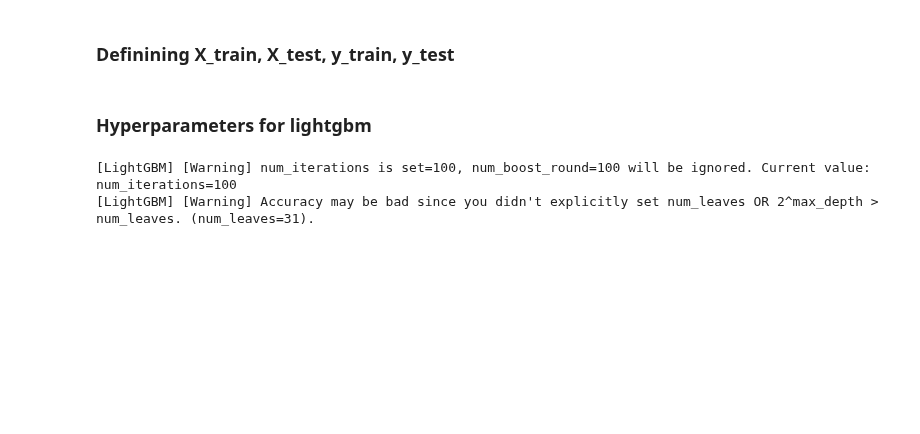
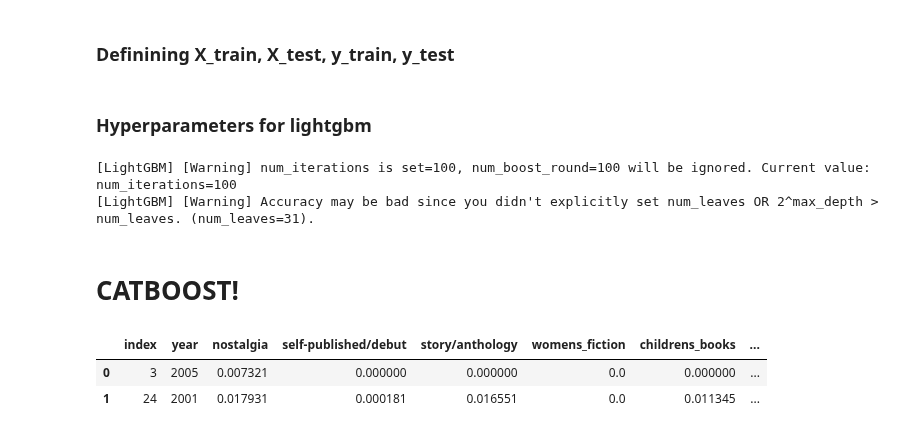
Before and after one commit to MargheSerena/Group-project, a Jupyter notebook: MG_lightgbm_test.ipynb, the cells around one changed output. Saved outputs shown, nothing was run; the diff lists cells and outputs as text; code cells hidden in the pictures; blank space fills up the shorter version.

Commit message:
Catboost works

```diff
--- a/MG_lightgbm_test.ipynb
+++ b/MG_lightgbm_test.ipynb
@@ -137,3 +137,41 @@ y_pred = gbm.predict(X_train, num_iteration=bgm.best_iteration_)
 # %%
 # Basic RMSE
 print('The rmse of prediction is:', round(mean_squared_log_error(y_pred, y_train) ** 0.5, 5))
+# %% [markdown]
+# CATBOOST!
+# %%
+# Define X_train, X_test, y_train, y_test for the datasets with AND without the book cover encodings:
+
+# Import NMF_topics datafiles (these do not include image embeddings
+X_train_full_df = pd.read_csv("X_train_NMF_topics.csv")
+X_test_full_df = pd.read_csv("X_test_NMF_topics.csv")
+# %%
+# Define the train/test split for the datasets that do not
+# include image embeddings:
+
+# Identify the columns that we do not want in our feature set:
+columns_to_drop = ["Title","description","authors","image",
+                   "previewLink","publisher","infoLink","categories",
+                   "reviews number","average rating",
+                   "median rating","min review date_x","min review date_y",
+                   "weighted rating","date","description_language","tokens"]
+
+# Remove the unwanted features:
+X_train_NOIMAGE = X_train_full_df.drop(columns_to_drop, axis = 1)
+X_test_NOIMAGE = X_test_full_df.drop(columns_to_drop, axis = 1)
+
+# change the year feature to an integer
+X_train_NOIMAGE["year"] = X_train["year"].astype(int)
+X_test_NOIMAGE["year"] = X_test["year"].astype(int)
+
+# Set the target variable
+y_train = X_train_full_df["weighted rating"]
+y_test = X_test_full_df["weighted rating"]
+
+# remember to drop index!!!
+# %%
+X_train_NOIMAGE.head(2)
+# %% [output]
+|  | index | year | nostalgia | self-published/debut | story/anthology | womens_fiction | childrens_books | ... |
+| 0 | 3 | 2005 | 0.007321 | 0.000000 | 0.000000 | 0.0 | 0.000000 | ... |
+| 1 | 24 | 2001 | 0.017931 | 0.000181 | 0.016551 | 0.0 | 0.011345 | ... |
```
Also changed, not shown: parts of 15 cells of this notebook.
